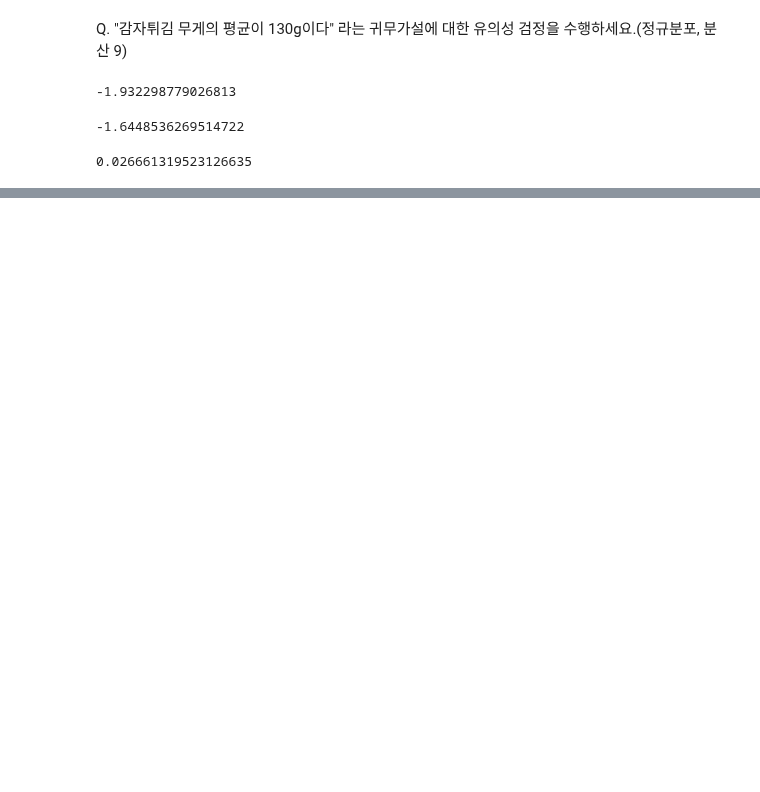
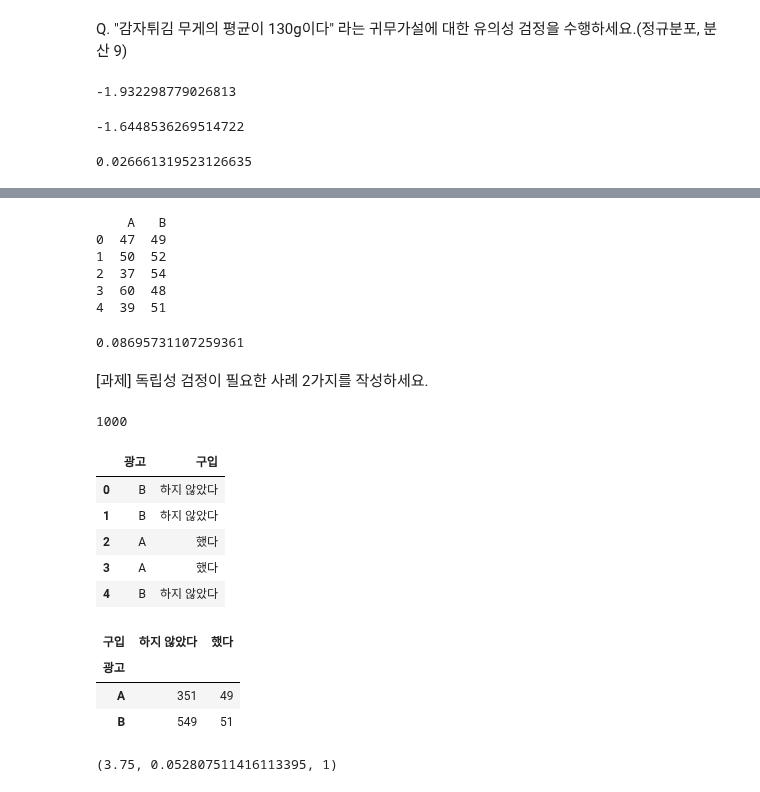
Before and after one commit to bnv20/kdt5, a Jupyter notebook: m3_통계/stat_5.ipynb, the cells around one changed output, grey strips where cells are left out. Saved outputs shown, nothing was run; the diff lists cells and outputs as text; code cells hidden in the pictures; blank space fills up the shorter version.

```diff
--- a/m3_통계/stat_5.ipynb
+++ b/m3_통계/stat_5.ipynb
@@ -157,0 +333,17 @@ p_value
+# %%
+# 독립표본 t검정
+data = pd.read_csv('./data/ch11_training_ind.csv')
+print(data.head())
+# %% [output]
+    A   B
+0  47  49
+1  50  52
+2  37  54
+3  60  48
+4  39  51
+# %%
+# p값이 0.05 보다 크므로 귀무가설을 채택하며 'A 학생의 학급과 B 학생의 학급사이에는 평균 점수에 유의한 차이가 있다고 말할 수 없다.'
+t,p = stats.ttest_ind(data.A, data.B, equal_var=False)
+p
+# %% [output]
+0.08695731107259361
@@ -157,0 +358,29 @@ p_value
+# %% [markdown]
+[과제] 독립성 검정이 필요한 사례 2가지를 작성하세요.
+# %%
+df = pd.read_csv('./data/ch11_ad.csv')
+print(len(df),'\n')
+df.head()
+# %% [output]
+1000
+|  | 광고 | 구입 |
+| 0 | B | 하지 않았다 |
+| 1 | B | 하지 않았다 |
+| 2 | A | 했다 |
+| 3 | A | 했다 |
+| 4 | B | 하지 않았다 |
+# %%
+# 교차집계표
+ad_cross = pd.crosstab(df.광고, df.구입)
+ad_cross
+# %% [output]
+| 구입 | 하지 않았다 | 했다 |
+| 광고 |  |  |
+| A | 351 | 49 |
+| B | 549 | 51 |
+# %%
+# p값이 0.05보다 크므로 귀무가설을 채택하며 '광고 A와 광고 b에 유의미한 차이가 인정되지 않는다'고 결론 내릴 수 있다
+chi2, p, dof, ef = stats.chi2_contingency(ad_cross, correction=False)
+chi2,p,dof
+# %% [output]
+(3.75, 0.052807511416113395, 1)
```
Also changed, not shown: parts of 22 cells of this notebook.
